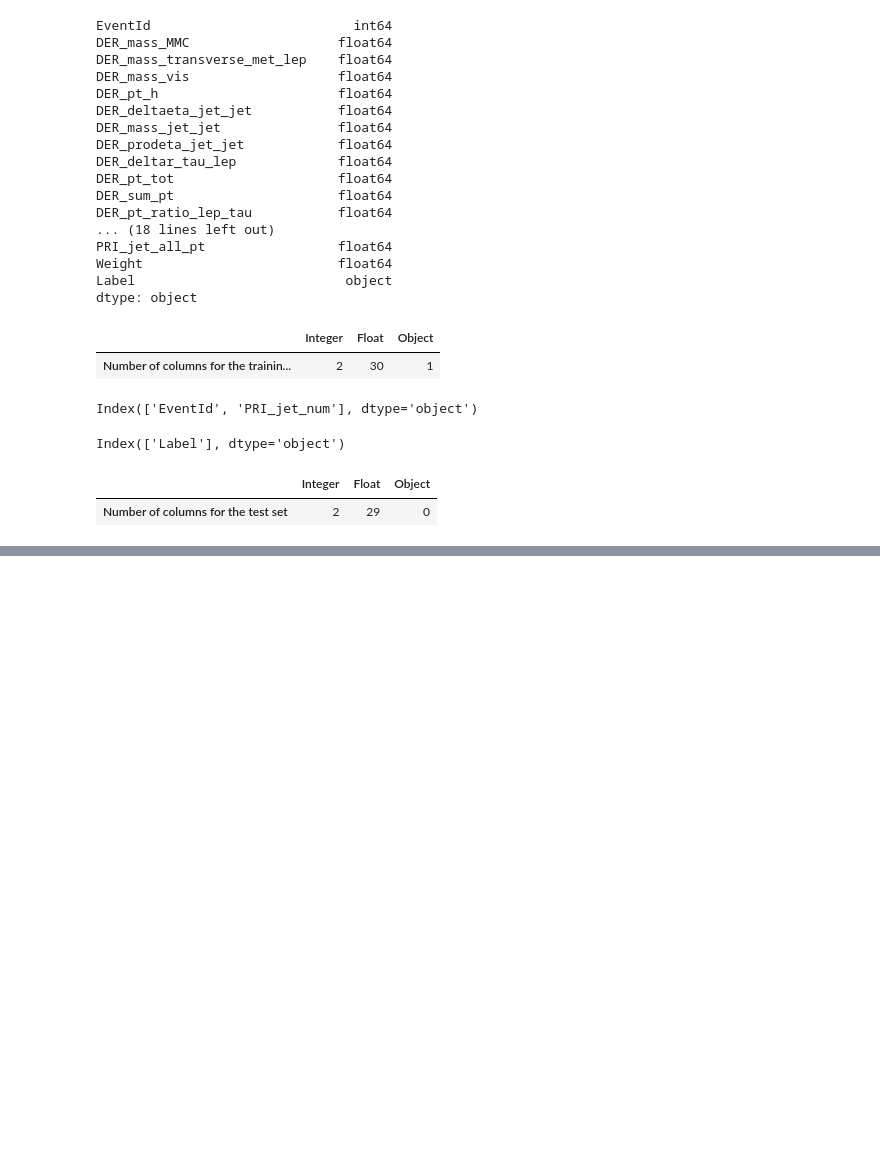
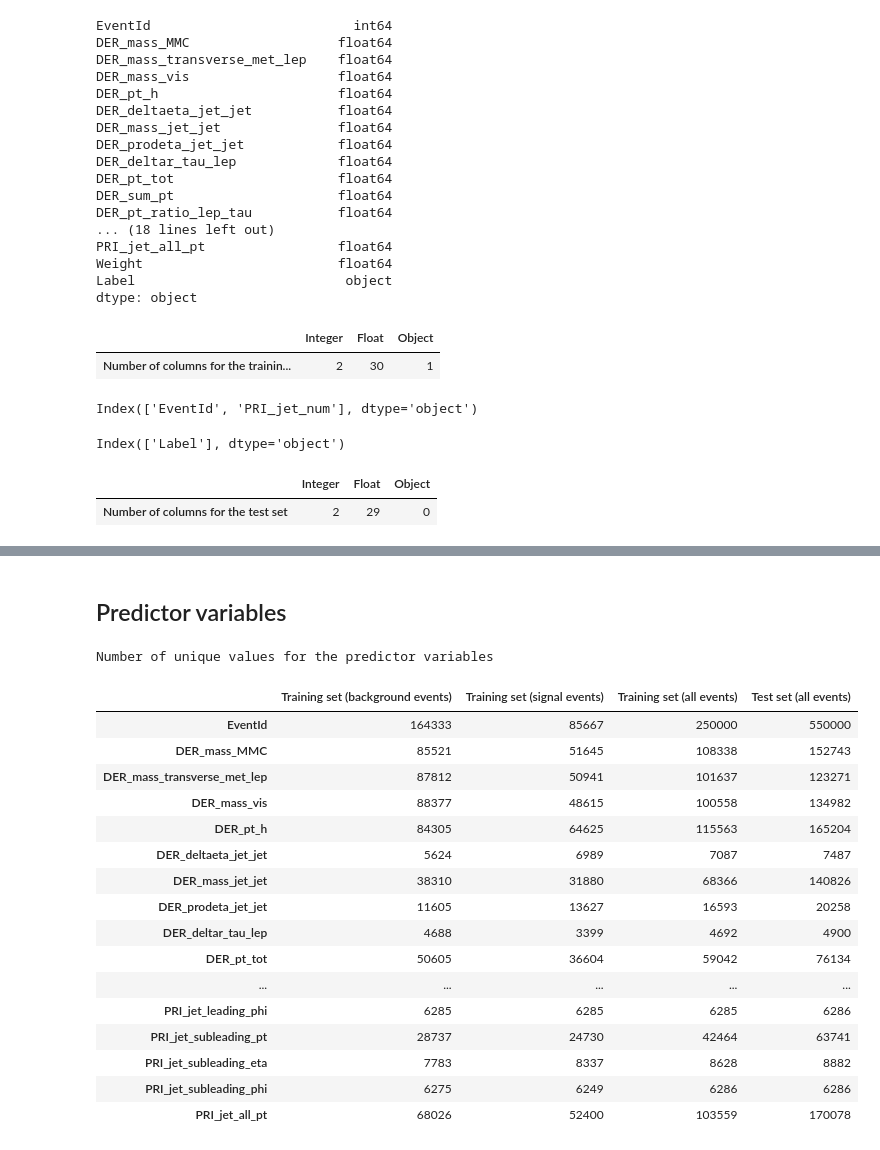
Before and after one commit to andysingal/xgboost, a Jupyter notebook: xgboost.ipynb, the cells around one changed output, grey strips where cells are left out. Saved outputs shown, nothing was run; the diff lists cells and outputs as text; code cells hidden in the pictures; blank space fills up the shorter version.

```diff
--- a/xgboost.ipynb
+++ b/xgboost.ipynb
@@ -250,0 +358,34 @@ df_cols_test
+# %%
+# Splitting the training by target class
+data_train_b = data_train[data_train['Label'] == 'b'] # Background events in the training set
+data_train_s = data_train[data_train['Label'] == 's'] # System events in the training set
+# %% [markdown]
+## Predictor variables
+# %%
+# Number of unique values for the predictor variables
+df_unique = pd.DataFrame()
+df_unique['Training set (background events)'] = [data_train_b[col].nunique() for col in data_test.columns]
+df_unique['Training set (signal events)'] = [data_train_s[col].nunique() for col in data_test.columns]
+df_unique['Training set (all events)'] = [data_train[col].nunique() for col in data_test.columns]
+df_unique['Test set (all events)'] = [data_test[col].nunique() for col in data_test.columns]
+df_unique.set_index(data_test.columns, inplace = True)
+df_unique.style.set_caption("Number of unique values for the predictor variables")
+# %% [output]
+Number of unique values for the predictor variables
+|  | Training set (background events) | Training set (signal events) | Training set (all events) | Test set (all events) |
+| EventId | 164333 | 85667 | 250000 | 550000 |
+| DER_mass_MMC | 85521 | 51645 | 108338 | 152743 |
+| DER_mass_transverse_met_lep | 87812 | 50941 | 101637 | 123271 |
+| DER_mass_vis | 88377 | 48615 | 100558 | 134982 |
+| DER_pt_h | 84305 | 64625 | 115563 | 165204 |
+| DER_deltaeta_jet_jet | 5624 | 6989 | 7087 | 7487 |
+| DER_mass_jet_jet | 38310 | 31880 | 68366 | 140826 |
+| DER_prodeta_jet_jet | 11605 | 13627 | 16593 | 20258 |
+| DER_deltar_tau_lep | 4688 | 3399 | 4692 | 4900 |
+| DER_pt_tot | 50605 | 36604 | 59042 | 76134 |
+| ... | ... | ... | ... | ... |
+| PRI_jet_leading_phi | 6285 | 6285 | 6285 | 6286 |
+| PRI_jet_subleading_pt | 28737 | 24730 | 42464 | 63741 |
+| PRI_jet_subleading_eta | 7783 | 8337 | 8628 | 8882 |
+| PRI_jet_subleading_phi | 6275 | 6249 | 6286 | 6286 |
+| PRI_jet_all_pt | 68026 | 52400 | 103559 | 170078 |
```
Also changed, not shown: parts of 9 cells of this notebook.
